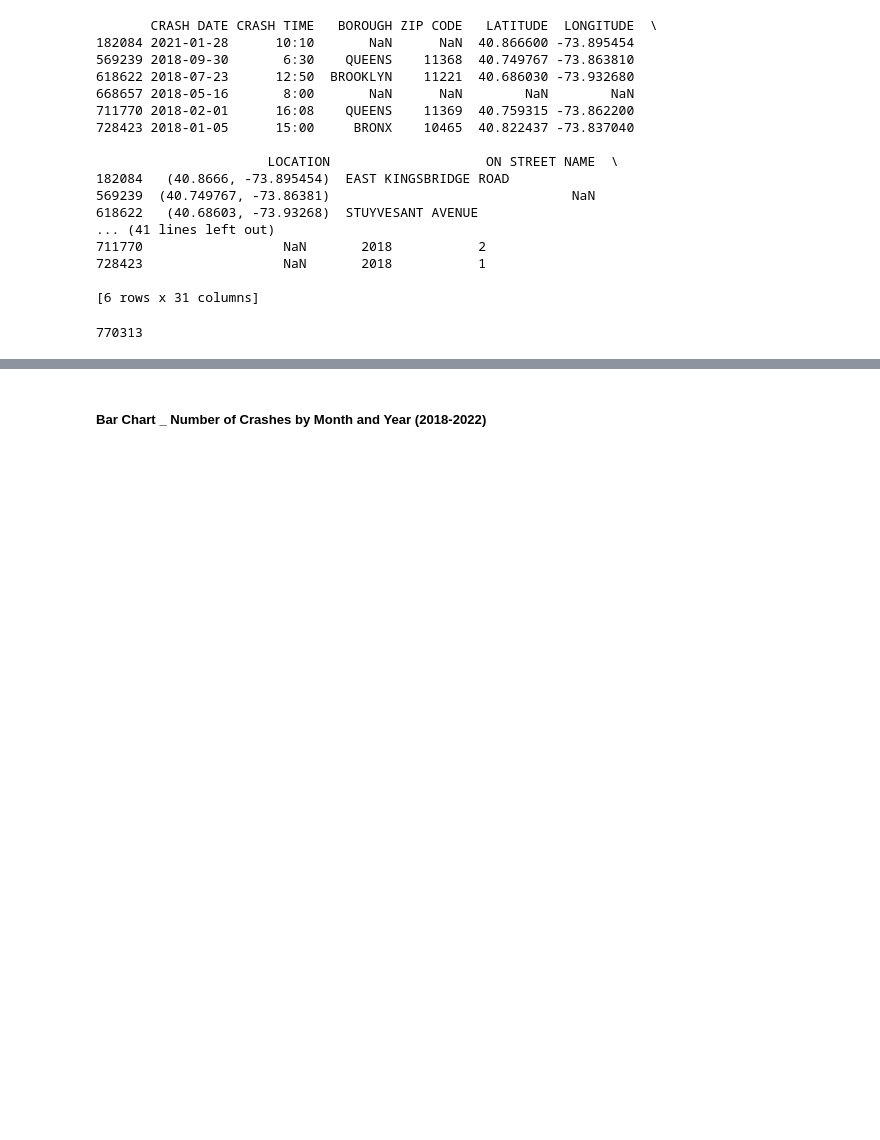
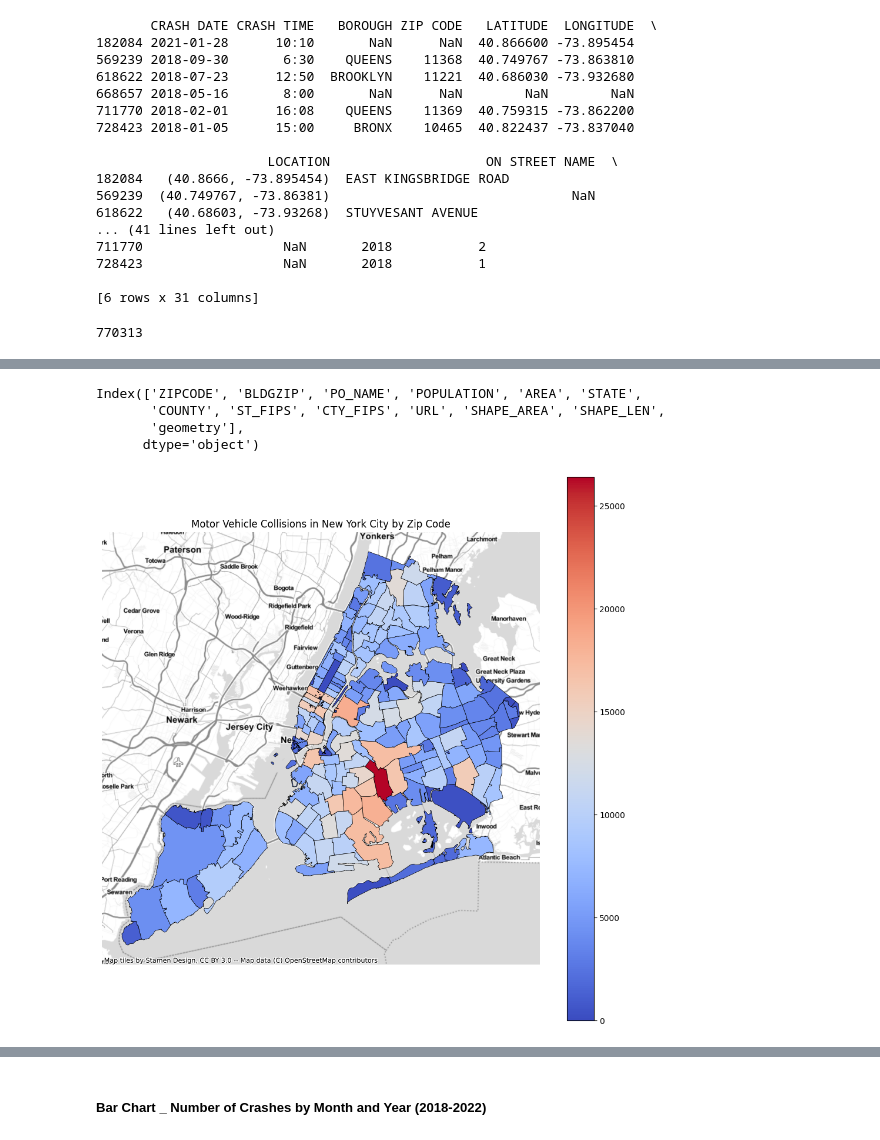
Before and after one commit to DragonHeart00/project_b_Motor_Vehicle_Collisions_v2, a Jupyter notebook: _project/Final_Motor Vehicle Collisions_Social Data.ipynb, the cells around one changed output, grey strips where cells are left out. Drawn from its saved outputs; the diff is of its cells as text; code cells hidden in the pictures; blank space fills up the shorter version.

```diff
--- a/_project/Final_Motor Vehicle Collisions_Social Data.ipynb
+++ b/_project/Final_Motor Vehicle Collisions_Social Data.ipynb
@@ -276,0 +278,6 @@ To focus on important insights, we can create bar charts that compare different
+# %%
+# Group data by 'ZIP CODE' and count the number of collisions
+zip_code_collision_counts = Crash.groupby('ZIP CODE').size().reset_index(name='collision_count')
+
+# Display the result
+print(zip_code_collision_counts)
@@ -276,0 +299,37 @@ To focus on important insights, we can create bar charts that compare different
+# %%
+# Load the collision data
+collision_data = pd.read_csv("Motor_Vehicle_Collisions.csv", dtype={'ZIP CODE': str})
+
+# Load the district shapefiles
+district_shapefiles = gpd.read_file(r"c:\Users\Sulai\Desktop\_project\ZIP_CODE_040114.shp")
+# %%
+print(district_shapefiles.columns)
+# %% [output]
+Index(['ZIPCODE', 'BLDGZIP', 'PO_NAME', 'POPULATION', 'AREA', 'STATE',
+       'COUNTY', 'ST_FIPS', 'CTY_FIPS', 'URL', 'SHAPE_AREA', 'SHAPE_LEN',
+       'geometry'],
+      dtype='object')
+# %%
+# Merge district_shapefiles with zip_code_collision_counts on the 'ZIPCODE' column
+merged_data = district_shapefiles.merge(zip_code_collision_counts, left_on='ZIPCODE', right_on='ZIP CODE', how='left')
+
+# Fill any missing values in the 'collision_count' column with 0
+merged_data['collision_count'] = merged_data['collision_count'].fillna(0)
+# %%
+# Create a figure and axis
+fig, ax = plt.subplots(figsize=(12, 12))
+
+# Plot the merged data as a choropleth map
+merged_data.plot(column='collision_count', cmap='coolwarm', linewidth=0.5, edgecolor='black', legend=True, ax=ax)
+
+# Add a basemap
+ctx.add_basemap(ax, crs=merged_data.crs.to_string(), source=ctx.providers.Stamen.TonerLite)
+
+# Set the title and axis labels
+ax.set_title('Motor Vehicle Collisions in New York City by Zip Code')
+ax.set_axis_off()
+
+# Display the map
+plt.show()
+# %% [output]
+[figure, added]
```
Also changed, not shown: parts of 15 cells of this notebook, 27 other files.
